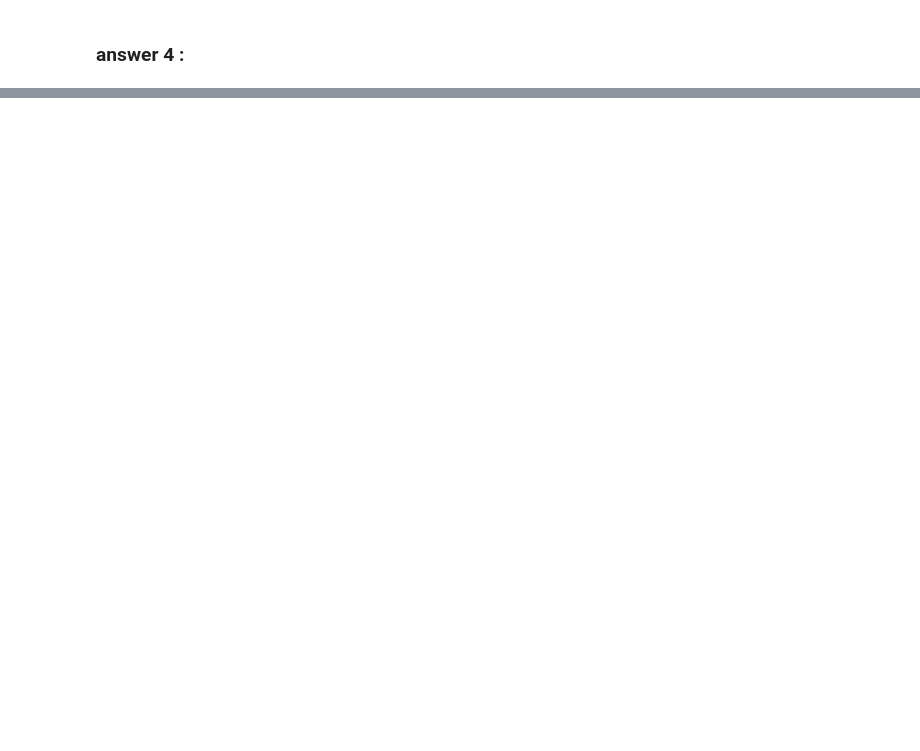
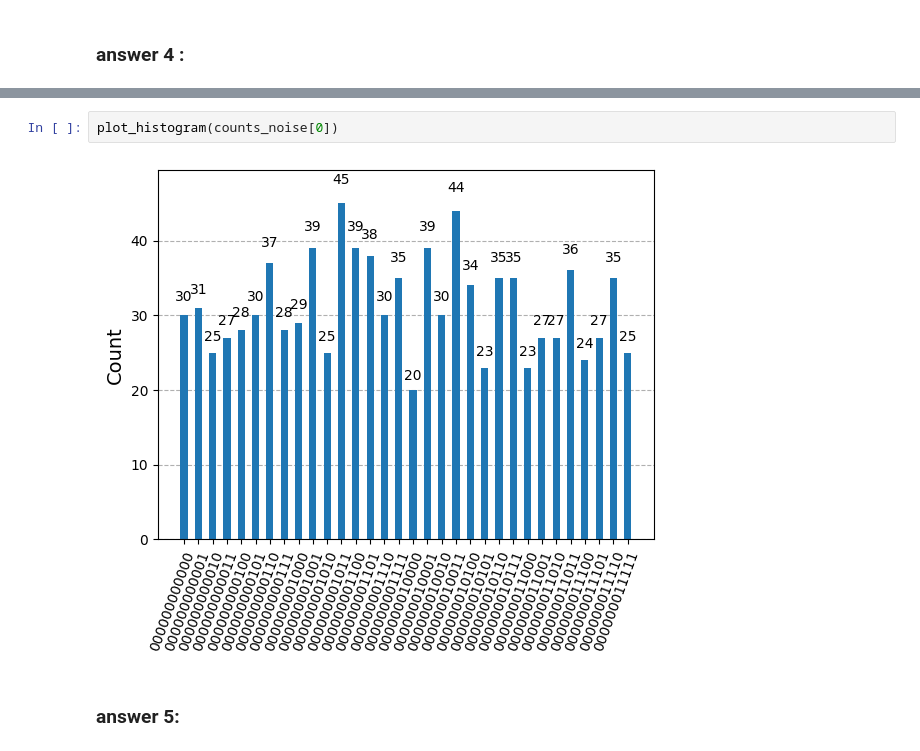
Before and after one commit to leonardeuler13/IQC_project, a Jupyter notebook: miniproject.ipynb, the cells around one changed output, grey strips where cells are left out. Drawn from its saved outputs; the diff is of its cells as text; blank space fills up the shorter version.

```diff
--- a/miniproject.ipynb
+++ b/miniproject.ipynb
@@ -169,0 +207,6 @@ plot_histogram(counts[4])
+# %%
+plot_histogram(counts_noise[0])
+# %% [output]
+[figure, added]
+# %% [markdown]
+### answer 5:
```
Also changed, not shown: parts of 16 cells of this notebook, 1 other file.
